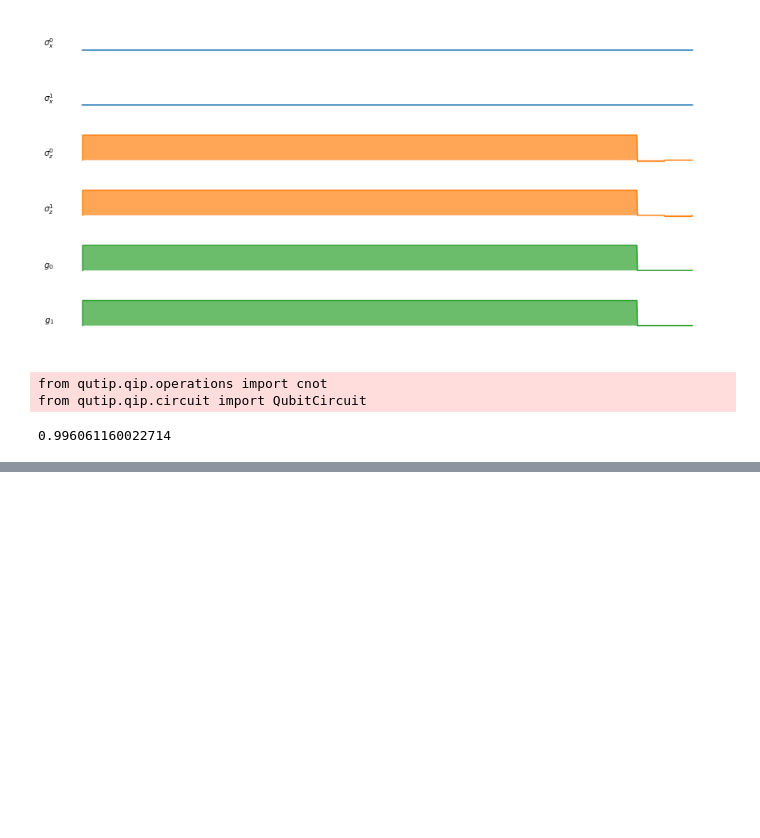
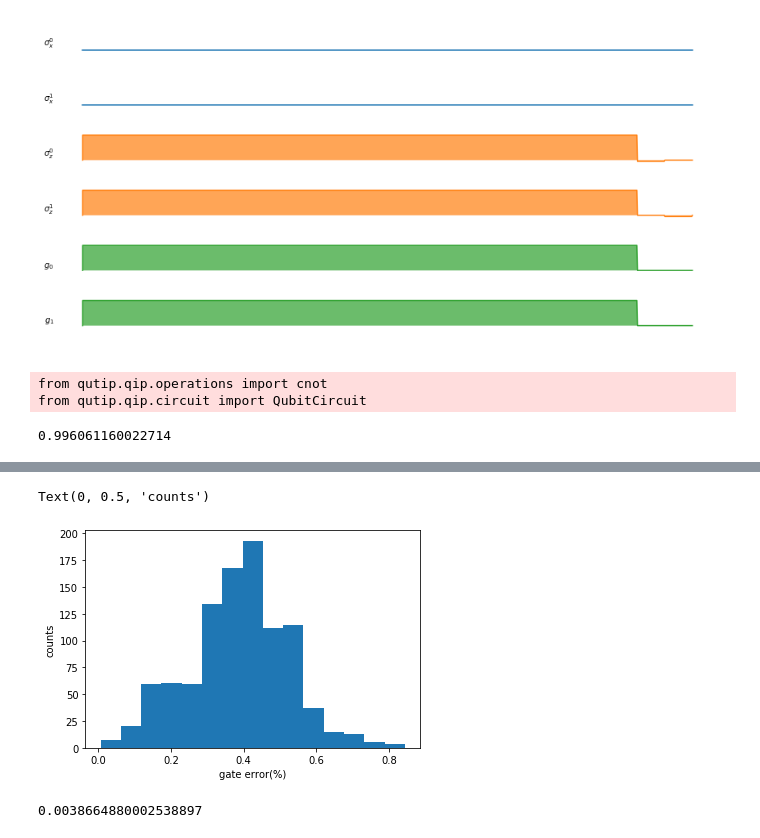
Before and after one commit to BoxiLi/Hiq-code, a Jupyter notebook: contest2020/test_circuitqed.ipynb, the cells around one changed output, grey strips where cells are left out. Drawn from its saved outputs; the diff is of its cells as text; code cells hidden in the pictures; blank space fills up the shorter version.

```diff
--- a/contest2020/test_circuitqed.ipynb
+++ b/contest2020/test_circuitqed.ipynb
@@ -47,3 +49,10 @@ from qutip.qip.circuit import QubitCircuit
 fidelity(final_state,goal_state)
 # %% [output]
 0.996061160022714
+# %%
+fidelity_error_list=[]
+for i in range(1000):
+    fidelity_error=1-test_swap_fidelity(t1=10,t2=10)
+    fidelity_error_list.append(fidelity_error)
+    if i % 100==0:
+        print(str(i)+'is done')
@@ -49,0 +77,11 @@ fidelity(final_state,goal_state)
+# %%
+plt.hist(np.array(fidelity_error_list)*100, bins=15)
+plt.xlabel('gate error(%)')
+plt.ylabel('counts')
+# %% [output]
+Text(0, 0.5, 'counts')
+[figure, added]
+# %%
+np.average(fidelity_error_list)
+# %% [output]
+0.0038664880002538897
```
Also changed, not shown: parts of 3 cells of this notebook, 1 other file.
